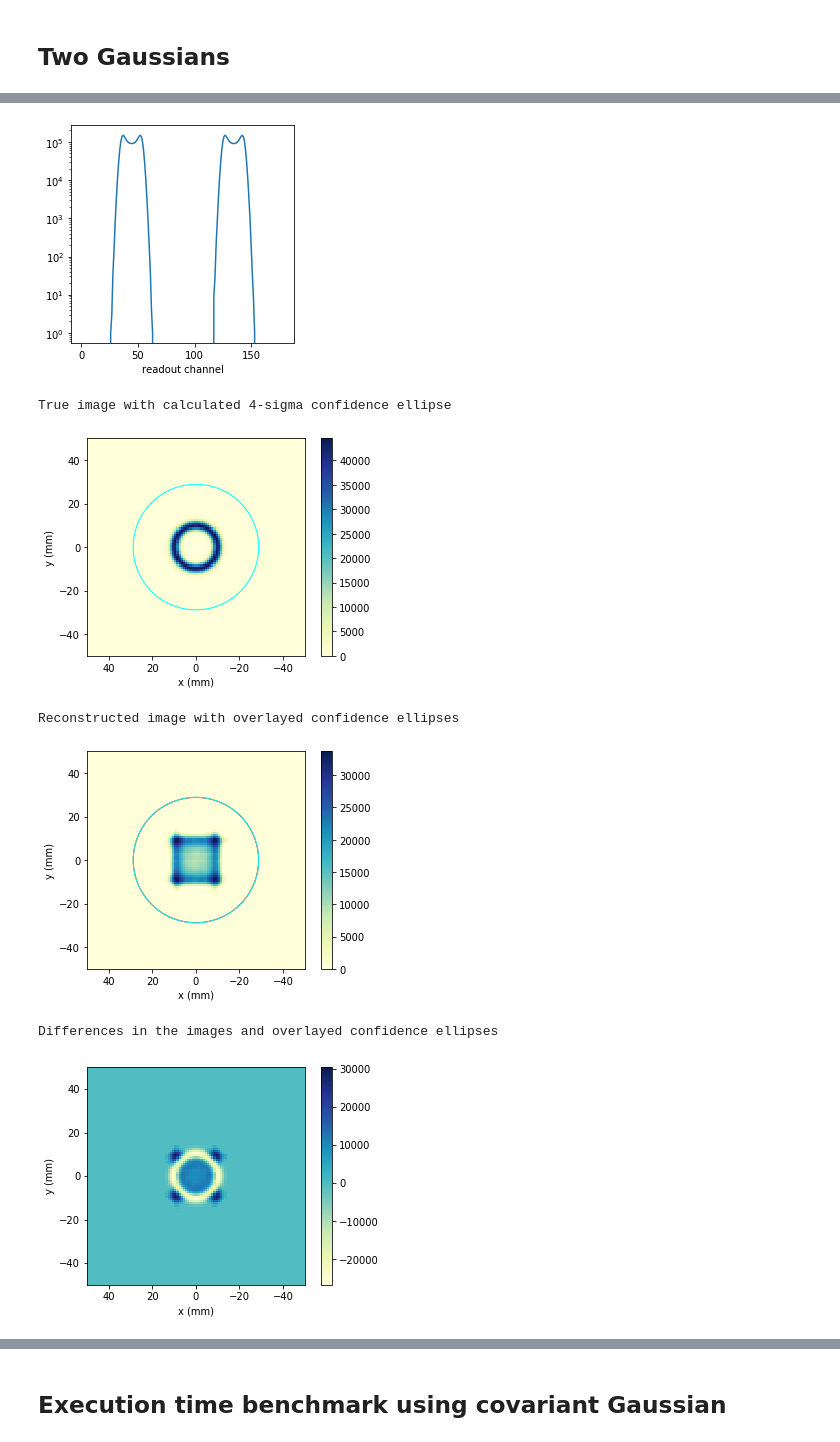
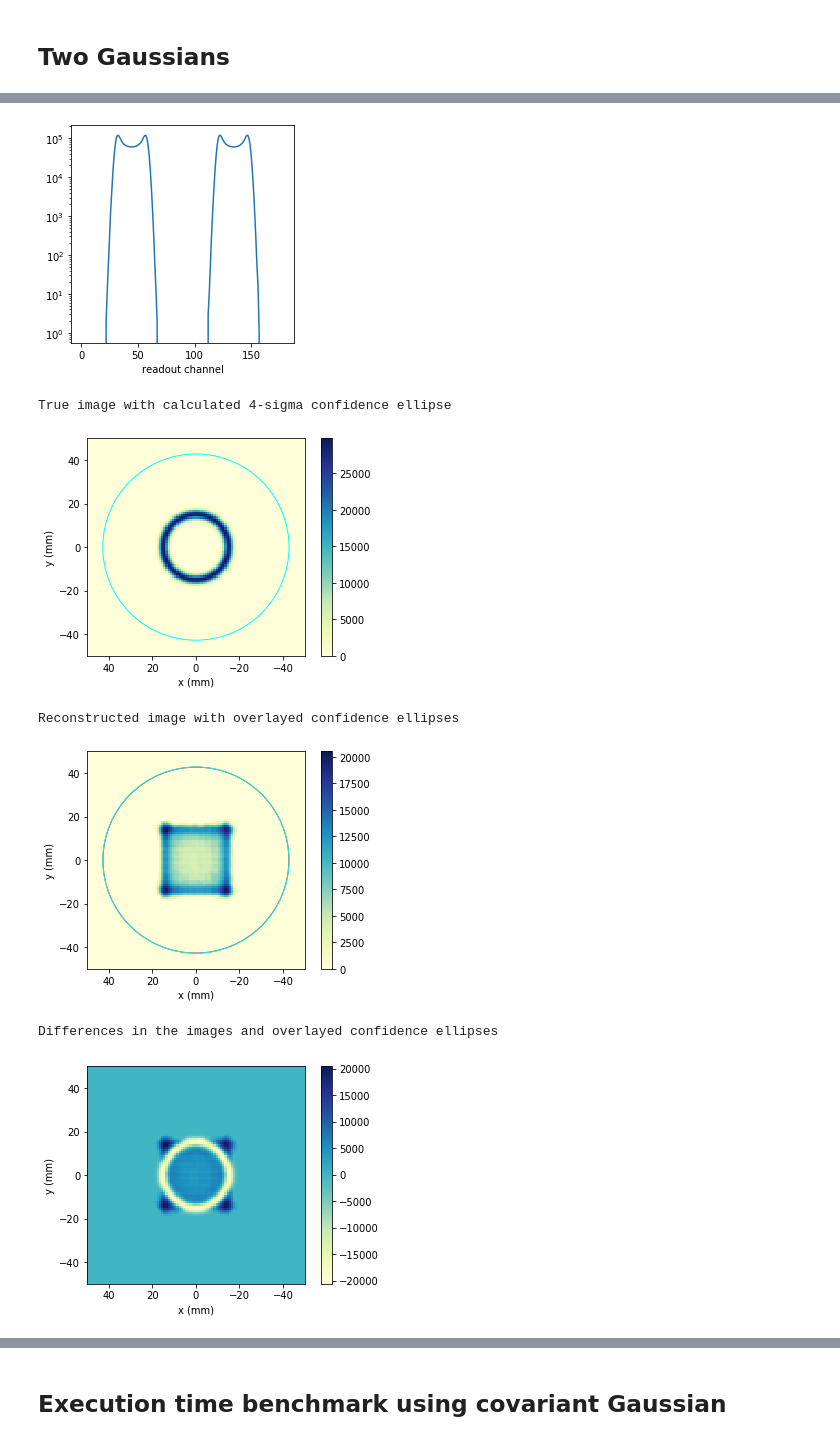
Before and after one commit to decibelcooper/nngpt, a Jupyter notebook: notebooks/2-D.ipynb, the cells around one changed output, grey strips where cells are left out. Drawn from its saved outputs; the diff is of its cells as text; code cells hidden in the pictures.

```diff
--- a/notebooks/2-D.ipynb
+++ b/notebooks/2-D.ipynb
@@ -208,6 +208,6 @@ Differences in the images and overlayed confidence ellipses
 # %%
 import nngpt
 
-xy = nngpt.sample_circle(r=10)
-plot_tomo_for_samples(xy, 'small-circle')
+xy = nngpt.sample_circle()
+plot_tomo_for_samples(xy, 'circle')
 # %% [output]
@@ -221,9 +221,9 @@ INFO bin_pixels():72: binning time: 6.637
 Simulated channel input
-[figure, old version]
+[figure, new version]
 True image with calculated 4-sigma confidence ellipse
-[figure, old version]
+[figure, new version]
 Reconstructed image with overlayed confidence ellipses
-[figure, old version]
+[figure, new version]
 Differences in the images and overlayed confidence ellipses
-[figure, old version]
+[figure, new version]
 # %% [markdown]
```
Also changed, not shown: parts of 8 cells of this notebook, 4 other files.
